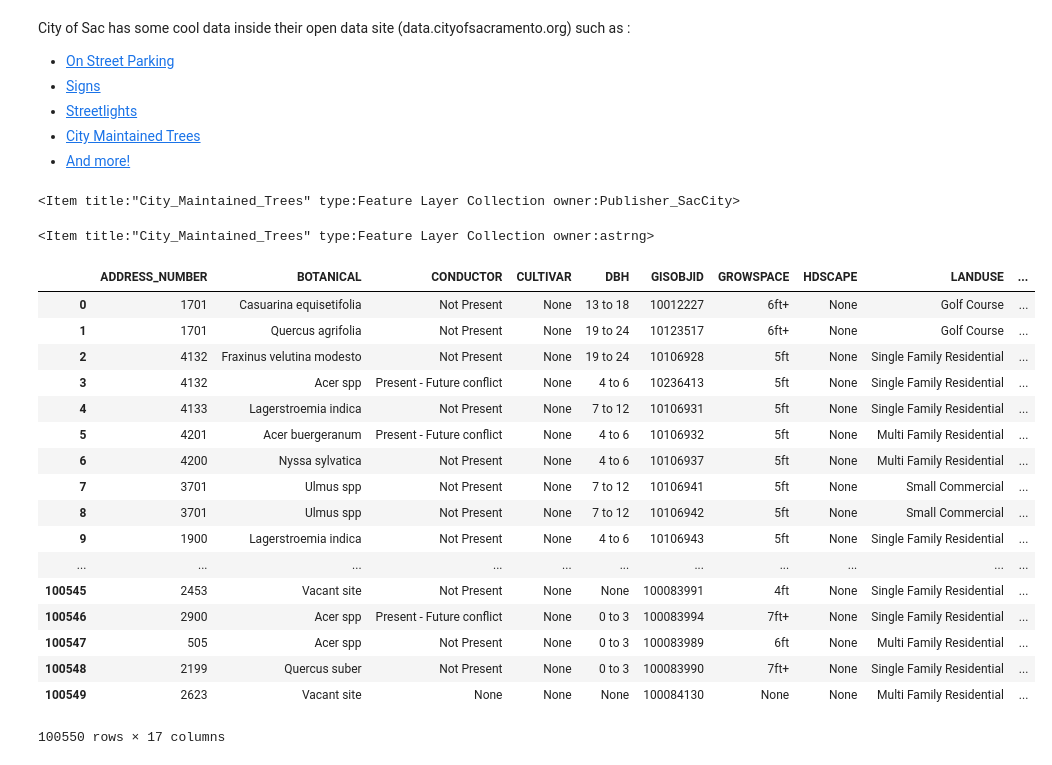
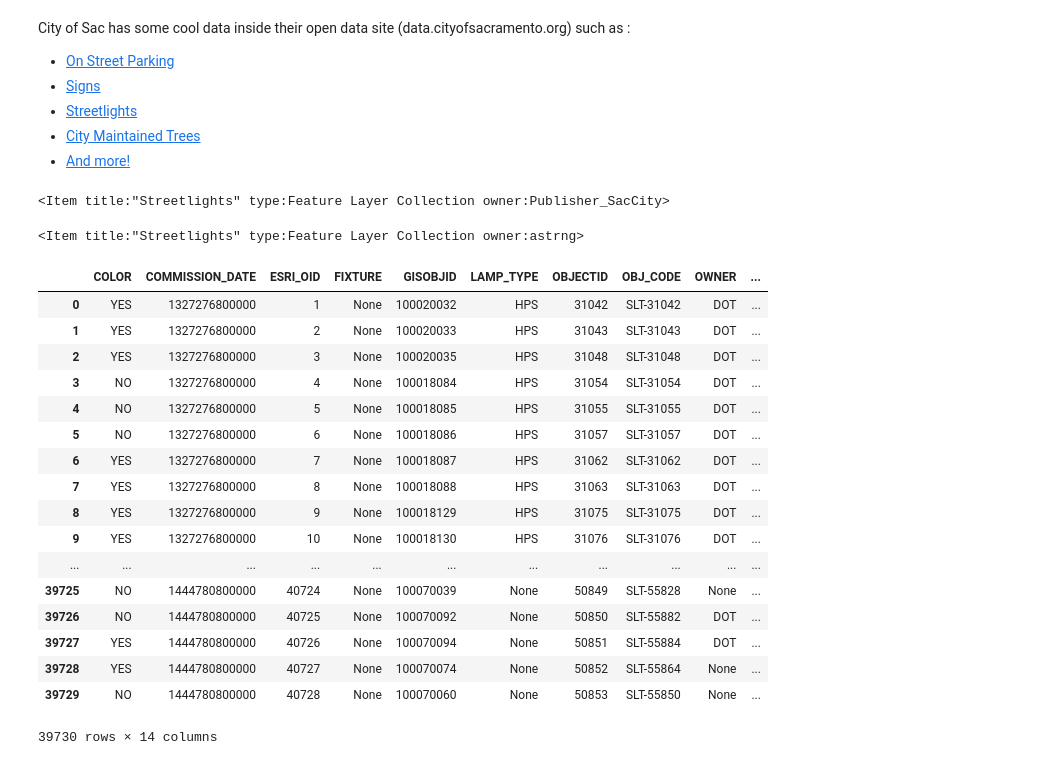
Before and after one commit to astrong19/local-gov-gis-solutions, a Jupyter notebook: python_api/code4sac_demo.ipynb, the cells around one changed output. Cells and saved outputs as stored; diff of their text form; code cells hidden in the pictures.

Commit message:
change subject for code4sac to use streetlights layer

```diff
--- a/python_api/code4sac_demo.ipynb
+++ b/python_api/code4sac_demo.ipynb
@@ -17,45 +17,45 @@ City of Sac has some cool data inside their open data site (data.cityofsacrament
 * [City Maintained Trees](http://data.cityofsacramento.org/datasets/city-maintained-trees)
 * [And more!](http://data.cityofsacramento.org/datasets)
 # %%
-#Let's work with the City Maintained Trees dataset
-trees = gis.content.get('b9b716e09b5048179ab648bb4518452b')
-trees
+#Let's work with the Streetlights layer
+lights = gis.content.get('ca7680fe3a734c6684c4b6f48e07548e')
+lights
 # %% [output]
-<Item title:"City_Maintained_Trees" type:Feature Layer Collection owner:Publisher_SacCity>
+<Item title:"Streetlights" type:Feature Layer Collection owner:Publisher_SacCity>
 # %%
 #We can clone this to our own account
-trees_copy = gis.content.add(trees, data=trees.url, folder="python_api")
-trees_copy
+lights_copy = gis.content.add(trees, data=trees.url, folder="python_api")
+lights_copy
 # %% [output]
-<Item title:"City_Maintained_Trees" type:Feature Layer Collection owner:astrng>
+<Item title:"Streetlights" type:Feature Layer Collection owner:astrng>
 # %%
 # Now let's query this data in pandas
 from arcgis.features import FeatureLayer
 import pandas as pd
 
 #make query
-feature_layer = FeatureLayer.fromitem(trees_copy)
+feature_layer = FeatureLayer.fromitem(lights_copy)
 features = feature_layer.query()
 
 #open features in pandas data frame
 df = features.df
 df
 # %% [output]
-|  | ADDRESS_NUMBER | BOTANICAL | CONDUCTOR | CULTIVAR | DBH | GISOBJID | GROWSPACE | HDSCAPE | LANDUSE | ... |
-| 0 | 1701 | Casuarina equisetifolia | Not Present | None | 13 to 18 | 10012227 | 6ft+ | None | Golf Course | ... |
-| 1 | 1701 | Quercus agrifolia | Not Present | None | 19 to 24 | 10123517 | 6ft+ | None | Golf Course | ... |
-| 2 | 4132 | Fraxinus velutina modesto | Not Present | None | 19 to 24 | 10106928 | 5ft | None | Single Family Residential | ... |
-| 3 | 4132 | Acer spp | Present - Future conflict | None | 4 to 6 | 10236413 | 5ft | None | Single Family Residential | ... |
-| 4 | 4133 | Lagerstroemia indica | Not Present | None | 7 to 12 | 10106931 | 5ft | None | Single Family Residential | ... |
-| 5 | 4201 | Acer buergeranum | Present - Future conflict | None | 4 to 6 | 10106932 | 5ft | None | Multi Family Residential | ... |
-| 6 | 4200 | Nyssa sylvatica | Not Present | None | 4 to 6 | 10106937 | 5ft | None | Multi Family Residential | ... |
-| 7 | 3701 | Ulmus spp | Not Present | None | 7 to 12 | 10106941 | 5ft | None | Small Commercial | ... |
-| 8 | 3701 | Ulmus spp | Not Present | None | 7 to 12 | 10106942 | 5ft | None | Small Commercial | ... |
-| 9 | 1900 | Lagerstroemia indica | Not Present | None | 4 to 6 | 10106943 | 5ft | None | Single Family Residential | ... |
+|  | COLOR | COMMISSION_DATE | ESRI_OID | FIXTURE | GISOBJID | LAMP_TYPE | OBJECTID | OBJ_CODE | OWNER | ... |
+| 0 | YES | 1327276800000 | 1 | None | 100020032 | HPS | 31042 | SLT-31042 | DOT | ... |
+| 1 | YES | 1327276800000 | 2 | None | 100020033 | HPS | 31043 | SLT-31043 | DOT | ... |
+| 2 | YES | 1327276800000 | 3 | None | 100020035 | HPS | 31048 | SLT-31048 | DOT | ... |
+| 3 | NO | 1327276800000 | 4 | None | 100018084 | HPS | 31054 | SLT-31054 | DOT | ... |
+| 4 | NO | 1327276800000 | 5 | None | 100018085 | HPS | 31055 | SLT-31055 | DOT | ... |
+| 5 | NO | 1327276800000 | 6 | None | 100018086 | HPS | 31057 | SLT-31057 | DOT | ... |
+| 6 | YES | 1327276800000 | 7 | None | 100018087 | HPS | 31062 | SLT-31062 | DOT | ... |
+| 7 | YES | 1327276800000 | 8 | None | 100018088 | HPS | 31063 | SLT-31063 | DOT | ... |
+| 8 | YES | 1327276800000 | 9 | None | 100018129 | HPS | 31075 | SLT-31075 | DOT | ... |
+| 9 | YES | 1327276800000 | 10 | None | 100018130 | HPS | 31076 | SLT-31076 | DOT | ... |
 | ... | ... | ... | ... | ... | ... | ... | ... | ... | ... | ... |
-| 100545 | 2453 | Vacant site | Not Present | None | None | 100083991 | 4ft | None | Single Family Residential | ... |
-| 100546 | 2900 | Acer spp | Present - Future conflict | None | 0 to 3 | 100083994 | 7ft+ | None | Single Family Residential | ... |
-| 100547 | 505 | Acer spp | Not Present | None | 0 to 3 | 100083989 | 6ft | None | Multi Family Residential | ... |
-| 100548 | 2199 | Quercus suber | Not Present | None | 0 to 3 | 100083990 | 7ft+ | None | Single Family Residential | ... |
-| 100549 | 2623 | Vacant site | None | None | None | 100084130 | None | None | Multi Family Residential | ... |
+| 39725 | NO | 1444780800000 | 40724 | None | 100070039 | None | 50849 | SLT-55828 | None | ... |
+| 39726 | NO | 1444780800000 | 40725 | None | 100070092 | None | 50850 | SLT-55882 | DOT | ... |
+| 39727 | YES | 1444780800000 | 40726 | None | 100070094 | None | 50851 | SLT-55884 | DOT | ... |
+| 39728 | YES | 1444780800000 | 40727 | None | 100070074 | None | 50852 | SLT-55864 | None | ... |
+| 39729 | NO | 1444780800000 | 40728 | None | 100070060 | None | 50853 | SLT-55850 | None | ... |
-100550 rows × 17 columns
+39730 rows × 14 columns
```
Also changed, not shown: parts of 5 cells of this notebook.
